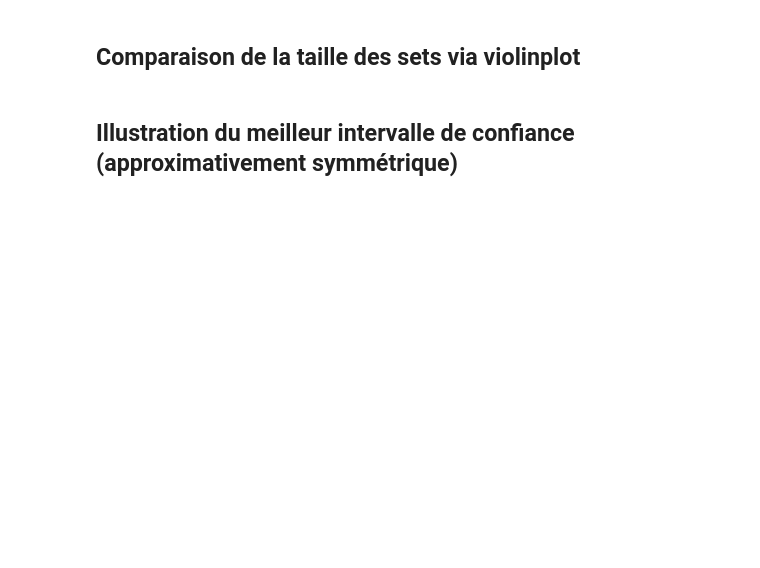
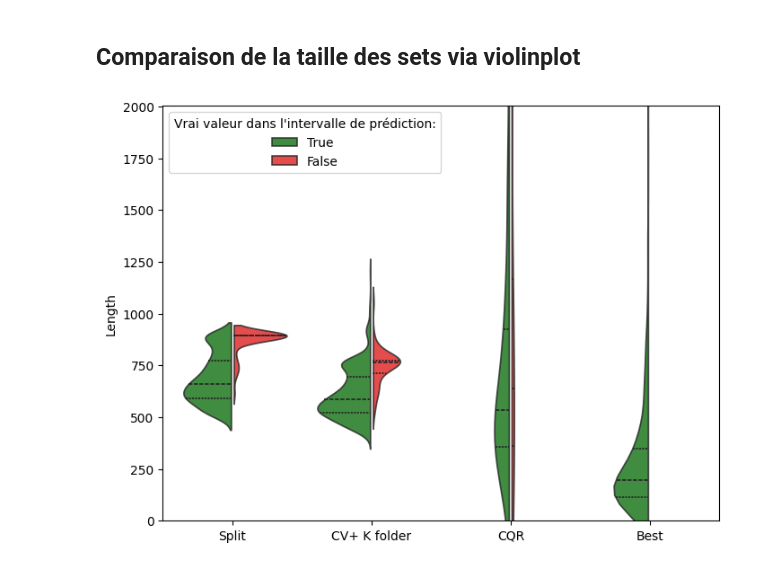
Before and after one commit to Krrcharles/Prediction-conforme-pour-les-donnees--analysee-par-Transformers, a Jupyter notebook: Code_stuart.ipynb, the cells around one changed output. Drawn from its saved outputs; the diff is of its cells as text; code cells hidden in the pictures; blank space fills up the shorter version.

```diff
--- a/Code_stuart.ipynb
+++ b/Code_stuart.ipynb
@@ -1424,36 +1467,43 @@ plt.close()
 # %%
 df_split = pd.DataFrame({
         'length': length_split,
         'in_the_range': in_the_range_split
 })
 
 df_cvp = pd.DataFrame({
         'length': length_cvp,
         'in_the_range': in_the_range_cvp
 })
 
 df_cqr = pd.DataFrame({
         'length': length_cqr,
         'in_the_range': in_the_range_cqr
 })
 
+df_best = pd.DataFrame({
+        'length': length,
+        'in_the_range': in_the_range
+})
+
+
 # Ajout de la colonne "méthode"
 df_split['méthode'] = 'Split'
 df_cvp['méthode'] = 'CV+ K folder'
 df_cqr['méthode'] = 'CQR'
+df_best['méthode'] = 'Best'
 
 # Concaténation des dataframes
-df_concat = pd.concat([df_split, df_cvp, df_cqr], ignore_index=True)
+df_concat = pd.concat([df_split, df_cvp, df_cqr, df_best], ignore_index=True)
 
 plt.figure(figsize=(8, 6))
 sns.violinplot(data=df_concat, x="méthode", y='length', hue='in_the_range', alpha=0.8, palette={True: 'green', False: 'red'},
     split=True, gap=0.05, inner="quart", hue_order=[True, False])
-plt.ylim(0,df_concat['length'].max())
+plt.ylim(0,df_concat['length'].max()/2)
 plt.xlabel('')
 plt.ylabel('Length')
-plt.legend(loc='upper left')
-plt.savefig("fig/illustration_length_bis.png", bbox_inches='tight', dpi=300)
+plt.legend(loc='upper left', title="Vrai valeur dans l'intervalle de prédiction:")
+plt.savefig("fig/illustration_length_bis_zoom.png", bbox_inches='tight', dpi=300)
 plt.show()
 plt.close()
+# %% [output]
+[figure, added]
-# %% [markdown]
-## Illustration du meilleur intervalle de confiance (approximativement symmétrique)
```
Also changed, not shown: parts of 11 cells of this notebook, 7 other files.
